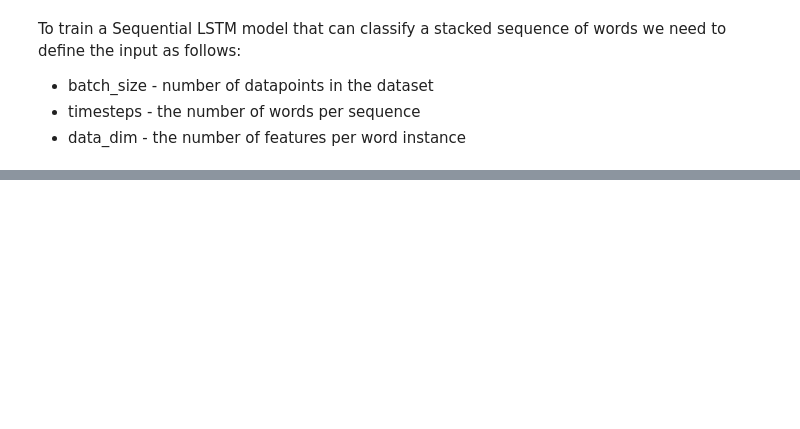
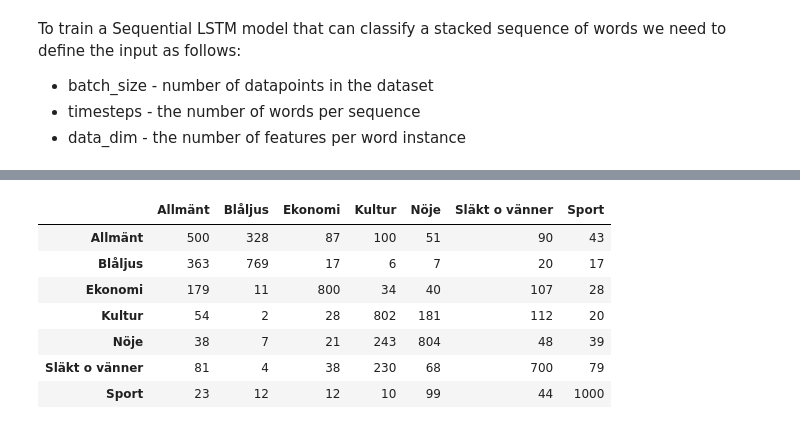
Before and after one commit to jolin1337/Text2Abstract, a Jupyter notebook: ipython/experimenting with POS dependency parser-Copy2.ipynb, the cells around one changed output, grey strips where cells are left out. Saved outputs shown, nothing was run; the diff lists cells and outputs as text; code cells hidden in the pictures; blank space fills up the shorter version.

Commit message:
Confusion matrix category prediction

```diff
--- a/ipython/experimenting with POS dependency parser-Copy2.ipynb
+++ b/ipython/experimenting with POS dependency parser-Copy2.ipynb
@@ -197,14 +222,14 @@ To train a Sequential LSTM model that can classify a stacked sequence of words w
 model = Sequential()
 model.add(LSTM(50, return_sequences=True,
                input_shape=(timesteps, data_dim)))  # returns a sequence of vectors of dimension 32
-model.add(LSTM(50, return_sequences=True))  # returns a sequence of vectors of dimension 32
+for layer in range(n_layers-2):
+    model.add(LSTM(50, return_sequences=True))  # returns a sequence of vectors of dimension 32
 model.add(LSTM(50))  # return a single vector of dimension 32
 model.add(Dense(num_classes, activation='softmax'))
-#model.add(Dense(10, activation='softmax'))
 
 model.compile(loss='categorical_crossentropy',
               optimizer='rmsprop',
               metrics=['accuracy'])
 
-model.fit(x_train, y_train, epochs=5, validation_data=(x_val, y_val))
+model.fit(x_train, y_train, epochs=10, validation_data=(x_val, y_val))
 # %% [output]
@@ -231,0 +258,2 @@ AttributeError: 'list' object has no attribute 'shape'
+# %%
+prediction = model.predict(np.array(x_val))
@@ -231,0 +262,2 @@ AttributeError: 'list' object has no attribute 'shape'
+# %%
+copy_prediction = [[1.0 if max(y) == i else 0.0 for i in y] for y in prediction]
@@ -233,0 +297,13 @@ y_val[1]
+# %%
+conf_mat = confusion_matrix([categories[y.argmax()] for y in y_val], [categories[y.argmax()] for y in np.array(copy_prediction)])
+# %%
+pandas.DataFrame(conf_mat, columns=categories, index=categories)
+# %% [output]
+|  | Allmänt | Blåljus | Ekonomi | Kultur | Nöje | Släkt o vänner | Sport |
+| Allmänt | 500 | 328 | 87 | 100 | 51 | 90 | 43 |
+| Blåljus | 363 | 769 | 17 | 6 | 7 | 20 | 17 |
+| Ekonomi | 179 | 11 | 800 | 34 | 40 | 107 | 28 |
+| Kultur | 54 | 2 | 28 | 802 | 181 | 112 | 20 |
+| Nöje | 38 | 7 | 21 | 243 | 804 | 48 | 39 |
+| Släkt o vänner | 81 | 4 | 38 | 230 | 68 | 700 | 79 |
+| Sport | 23 | 12 | 12 | 10 | 99 | 44 | 1000 |
```
Also changed, not shown: parts of 13 cells of this notebook, 2 other files.
